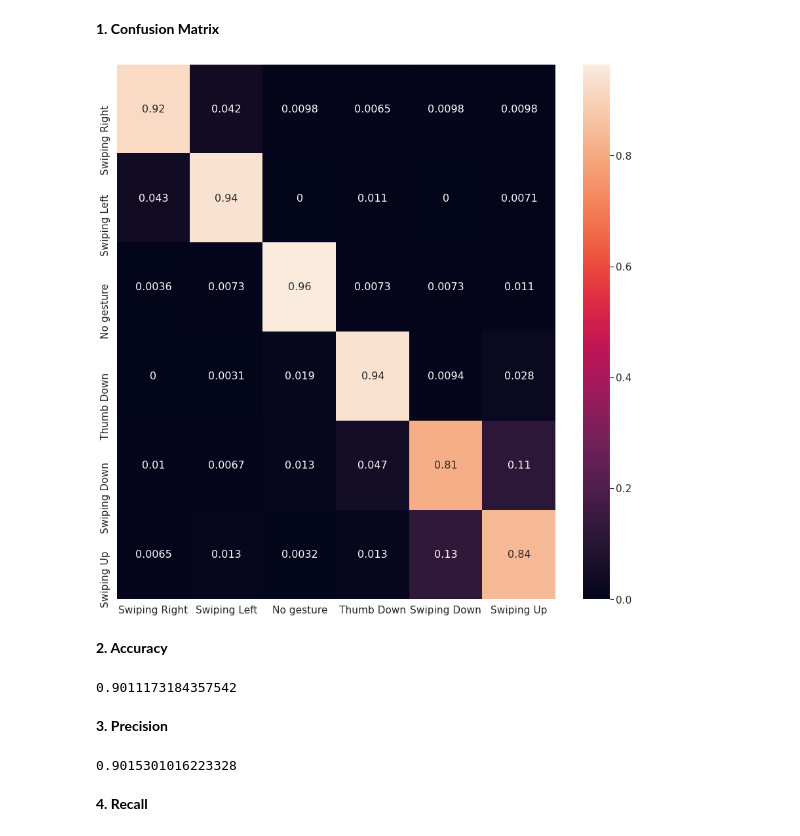
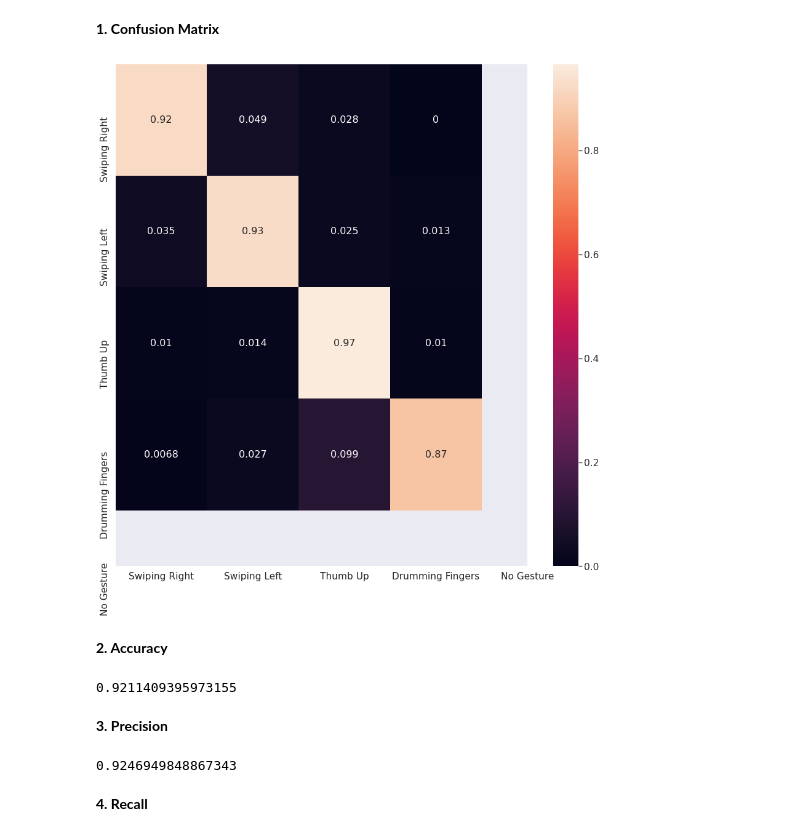
Before and after one commit to imirfanul/Hand-Gesture-Recognition, a Jupyter notebook: HandGesture.ipynb, the cells around one changed output. Cells and saved outputs as stored; diff of their text form; code cells hidden in the pictures.

```diff
--- a/HandGesture.ipynb
+++ b/HandGesture.ipynb
@@ -58,10 +74,9 @@ The classes (labels) we want to use
 LABELS = {
     "Swiping Right": 0,
     "Swiping Left": 1,
-    "No gesture": 2,
-    "Thumb Down": 3,
-    "Swiping Down": 4,
-    "Swiping Up": 5
+    "Thumb Up": 2,
+    "Drumming Fingers": 3,
+    "No Gesture": 4
 }
 # %% [markdown]
 **Loading Data**
@@ -338,12 +336,6 @@ from sklearn import preprocessing
 # %% [markdown]
 **Model**
 # %%
-from keras.models import Sequential, Model
-from keras.layers import Dense, GRU, Flatten, TimeDistributed, Flatten, BatchNormalization, Activation, Dropout
-from keras.layers.convolutional import Conv3D, MaxPooling3D
-from keras.callbacks import ModelCheckpoint, ReduceLROnPlateau
-from keras.losses import categorical_crossentropy
-from keras.optimizers import Adam
 # Define model
 model = Sequential()
 
@@ -353,24 +345,24 @@ model.add(Conv3D(8,
                  padding='same'))
 model.add(BatchNormalization())
 model.add(Activation('relu'))
-
-model.add(MaxPooling3D(pool_size=(2,2,2)))
+model.add(MaxPooling3D(pool_size=(1,1,1)))
+#model.add(Dropout(0.25))
 
 model.add(Conv3D(16,
                  kernel_size=(3,3,3),
                  padding='same'))
 model.add(BatchNormalization())
 model.add(Activation('relu'))
-
 model.add(MaxPooling3D(pool_size=(2,2,2)))
+#model.add(Dropout(0.25))
 
 model.add(Conv3D(32,
                  kernel_size=(3,3,3),
                  padding='same'))
 model.add(BatchNormalization())
 model.add(Activation('relu'))
-
-model.add(MaxPooling3D(pool_size=(1,1,1)))
+model.add(MaxPooling3D(pool_size=(2,2,2)))
+#model.add(Dropout(0.25))
 
 model.add(Conv3D(64,
                  kernel_size=(3,3,3),
@@ -378,7 +370,6 @@ model.add(Conv3D(64,
 model.add(BatchNormalization())
 model.add(Activation('relu'))
 model.add(Dropout(0.25))
-
 model.add(MaxPooling3D(pool_size=(2,2,2)))
 
 #Flatten Layers
@@ -391,7 +382,7 @@ model.add(Dense(500, activation='relu'))
 model.add(Dropout(0.5))
 
 #softmax layer
-model.add(Dense(6, activation='softmax'))
+model.add(Dense(5, activation='softmax'))
 # %%
 print(model.summary())
 # %% [output]
@@ -432,9 +423,9 @@ X_train_new, X_val_new, y_train_new,y_val_new = train_test_split(x_train, y_trai
 # %%
 import os
 #os.chdir('///home/jovyan/program/DL/11_1下tensorflow_simpson')
-save_dir = os.path.join(os.getcwd(),'saved_model')
+save_dir = os.path.join(os.getcwd(),'Saved_Model')
 print(os.getcwd())
-model_name = "3DCNN_LRN_112_6_jester"
+model_name = "3DCNN"
 if not os.path.isdir(save_dir):
     os.makedirs(save_dir)
 model_path = os.path.join(save_dir, model_name)
@@ -560,26 +571,26 @@ labels
 **1. Confusion Matrix**
 # %%
 cm = confusion_matrix(y_test, y_pred, normalize='true')
-df_cm = pd.DataFrame(cm, range(6), range(6))
+df_cm = pd.DataFrame(cm, range(4), range(4))
 plt.figure(figsize=(15,15))
 sbn.set(font_scale=1.4) # for label size
 sbn.heatmap(df_cm, annot=True, annot_kws={"size": 16}, xticklabels=labels, yticklabels=labels)
 
 plt.show()
 # %% [output]
-[figure, old version]
+[figure, new version]
 # %% [markdown]
 **2. Accuracy**
 # %%
 accuracy_score(y_test, y_pred)
 # %% [output]
-0.9011173184357542
+0.9211409395973155
 # %% [markdown]
 **3. Precision**
 # %%
 precision_score(y_test, y_pred, average='macro')
 # %% [output]
-0.9015301016223328
+0.9246949848867343
 # %% [markdown]
 **4. Recall**
 # %%
```
Also changed, not shown: parts of 38 cells of this notebook.
